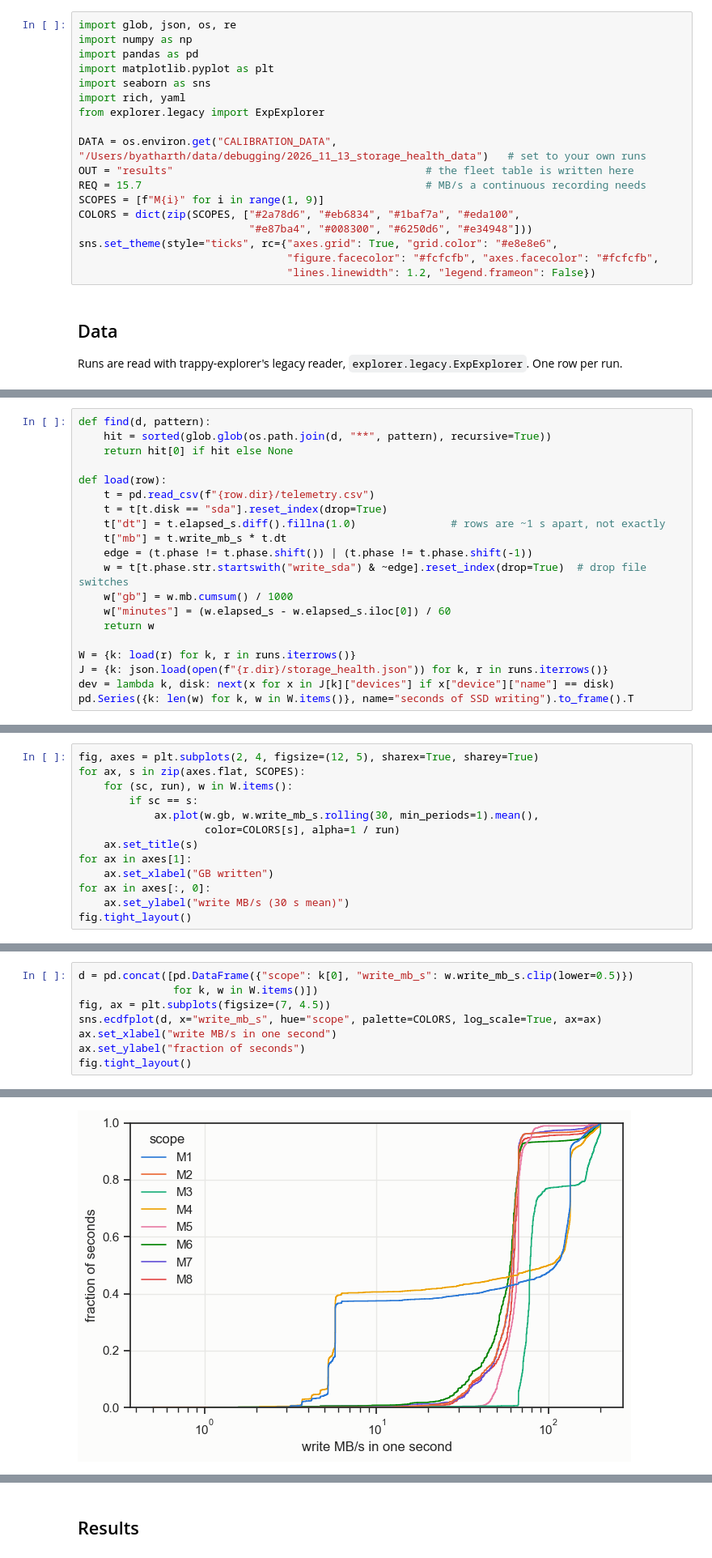
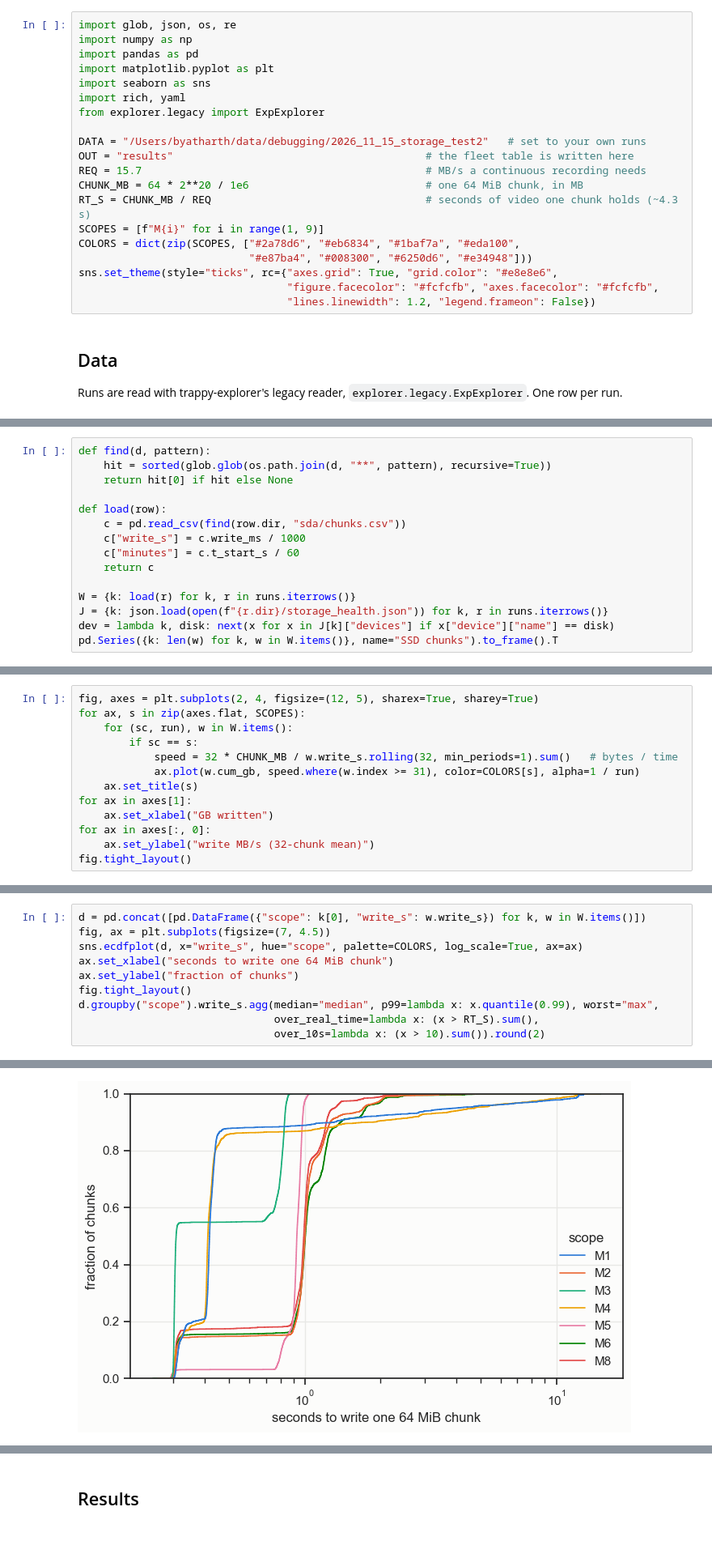
Before and after one commit to Trappy-Scopes/trappyframe, a Jupyter notebook: calibrations/storage_health.ipynb, the cells around one changed output, grey strips where cells are left out. Shown at 81% size. Cells and saved outputs as stored; diff of their text form.

```diff
--- a/calibrations/storage_health.ipynb
+++ b/calibrations/storage_health.ipynb
@@ -60,9 +41,11 @@ import seaborn as sns
 import rich, yaml
 from explorer.legacy import ExpExplorer
 
-DATA = os.environ.get("CALIBRATION_DATA", "/Users/byatharth/data/debugging/2026_11_13_storage_health_data")   # set to your own runs
+DATA = "/Users/byatharth/data/debugging/2026_11_15_storage_test2"   # set to your own runs
 OUT = "results"                                        # the fleet table is written here
 REQ = 15.7                                             # MB/s a continuous recording needs
+CHUNK_MB = 64 * 2**20 / 1e6                            # one 64 MiB chunk, in MB
+RT_S = CHUNK_MB / REQ                                  # seconds of video one chunk holds (~4.3 s)
 SCOPES = [f"M{i}" for i in range(1, 9)]
 COLORS = dict(zip(SCOPES, ["#2a78d6", "#eb6834", "#1baf7a", "#eda100",
                            "#e87ba4", "#008300", "#6250d6", "#e34948"]))
@@ -166,18 +146,13 @@ def find(d, pattern):
     return hit[0] if hit else None
 
 def load(row):
-    t = pd.read_csv(f"{row.dir}/telemetry.csv")
-    t = t[t.disk == "sda"].reset_index(drop=True)
-    t["dt"] = t.elapsed_s.diff().fillna(1.0)               # rows are ~1 s apart, not exactly
-    t["mb"] = t.write_mb_s * t.dt
-    edge = (t.phase != t.phase.shift()) | (t.phase != t.phase.shift(-1))
-    w = t[t.phase.str.startswith("write_sda") & ~edge].reset_index(drop=True)  # drop file switches
-    w["gb"] = w.mb.cumsum() / 1000
-    w["minutes"] = (w.elapsed_s - w.elapsed_s.iloc[0]) / 60
-    return w
+    c = pd.read_csv(find(row.dir, "sda/chunks.csv"))
+    c["write_s"] = c.write_ms / 1000
+    c["minutes"] = c.t_start_s / 60
+    return c
 
 W = {k: load(r) for k, r in runs.iterrows()}
 J = {k: json.load(open(f"{r.dir}/storage_health.json")) for k, r in runs.iterrows()}
 dev = lambda k, disk: next(x for x in J[k]["devices"] if x["device"]["name"] == disk)
-pd.Series({k: len(w) for k, w in W.items()}, name="seconds of SSD writing").to_frame().T
+pd.Series({k: len(w) for k, w in W.items()}, name="SSD chunks").to_frame().T
 # %% [output]
@@ -196,12 +173,12 @@ fig, axes = plt.subplots(2, 4, figsize=(12, 5), sharex=True, sharey=True)
 for ax, s in zip(axes.flat, SCOPES):
     for (sc, run), w in W.items():
         if sc == s:
-            ax.plot(w.gb, w.write_mb_s.rolling(30, min_periods=1).mean(),
-                    color=COLORS[s], alpha=1 / run)
+            speed = 32 * CHUNK_MB / w.write_s.rolling(32, min_periods=1).sum()   # bytes / time
+            ax.plot(w.cum_gb, speed.where(w.index >= 31), color=COLORS[s], alpha=1 / run)
     ax.set_title(s)
 for ax in axes[1]:
     ax.set_xlabel("GB written")
 for ax in axes[:, 0]:
-    ax.set_ylabel("write MB/s (30 s mean)")
+    ax.set_ylabel("write MB/s (32-chunk mean)")
 fig.tight_layout()
 # %% [output]
@@ -240,9 +216,11 @@ its time nearly stalled.
 # %%
-d = pd.concat([pd.DataFrame({"scope": k[0], "write_mb_s": w.write_mb_s.clip(lower=0.5)})
-               for k, w in W.items()])
+d = pd.concat([pd.DataFrame({"scope": k[0], "write_s": w.write_s}) for k, w in W.items()])
 fig, ax = plt.subplots(figsize=(7, 4.5))
-sns.ecdfplot(d, x="write_mb_s", hue="scope", palette=COLORS, log_scale=True, ax=ax)
-ax.set_xlabel("write MB/s in one second")
-ax.set_ylabel("fraction of seconds")
+sns.ecdfplot(d, x="write_s", hue="scope", palette=COLORS, log_scale=True, ax=ax)
+ax.set_xlabel("seconds to write one 64 MiB chunk")
+ax.set_ylabel("fraction of chunks")
 fig.tight_layout()
+d.groupby("scope").write_s.agg(median="median", p99=lambda x: x.quantile(0.99), worst="max",
+                               over_real_time=lambda x: (x > RT_S).sum(),
+                               over_10s=lambda x: (x > 10).sum()).round(2)
 # %% [output]
@@ -249,4 +236,4 @@ fig.tight_layout()
-[figure, old version]
+[figure, new version]
 # %% [markdown]
 ## Would a recording keep up?
 
```
Also changed, not shown: parts of 16 cells of this notebook, 1 other file.
